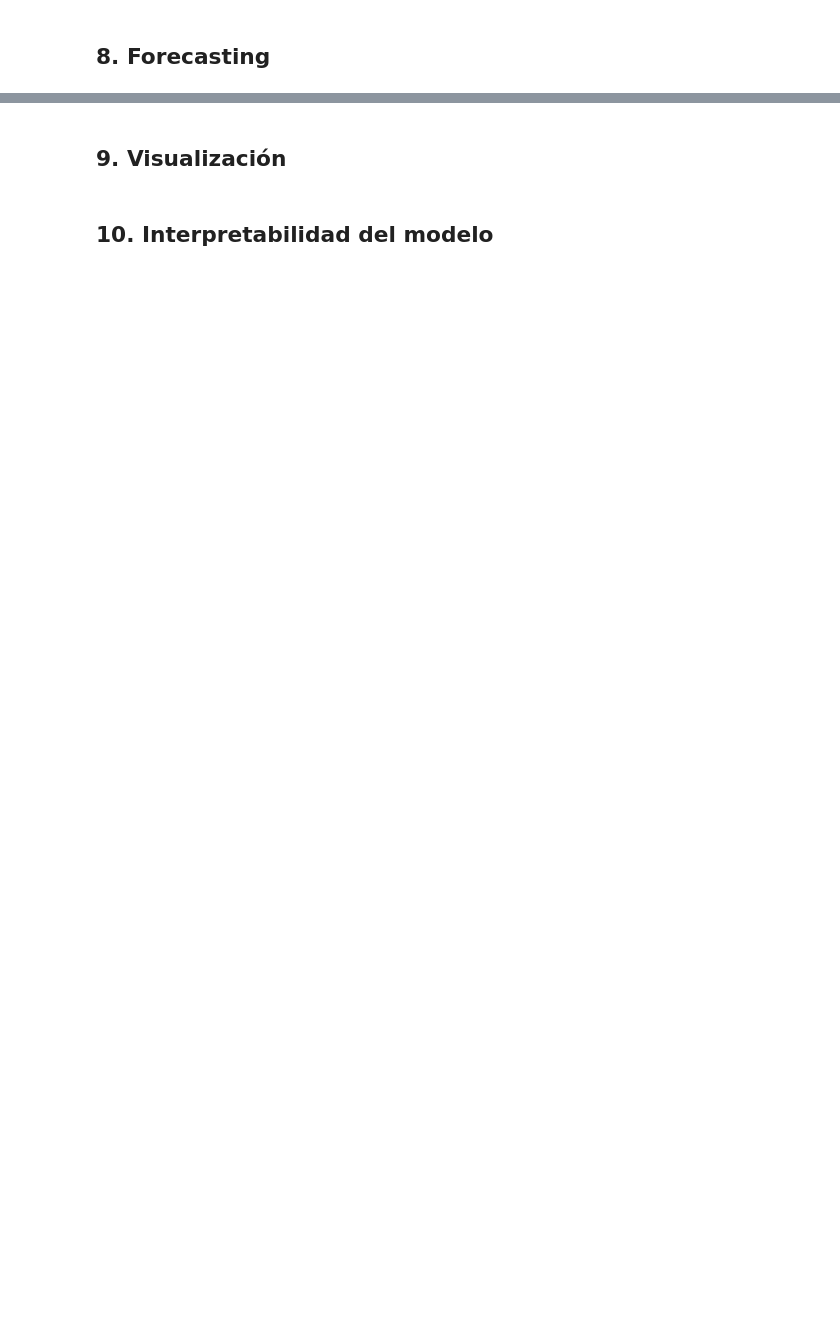
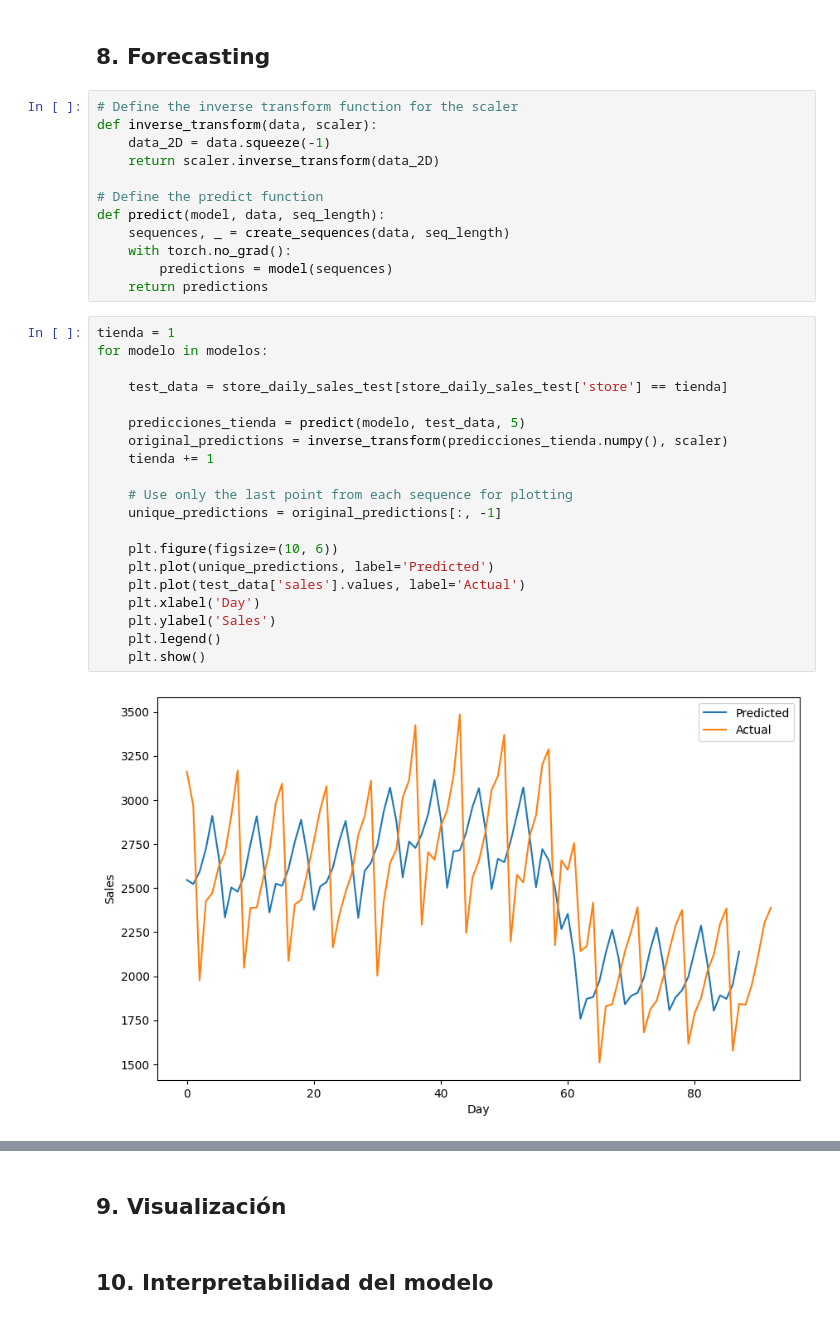
Before and after one commit to JuanDiegoAvila/Lab9_DL, a Jupyter notebook: lab9.ipynb, the cells around one changed output, grey strips where cells are left out. Saved outputs shown, nothing was run; the diff lists cells and outputs as text; blank space fills up the shorter version.

```diff
--- a/lab9.ipynb
+++ b/lab9.ipynb
@@ -282,2 +287,36 @@ KeyboardInterrupt:
 # %% [markdown]
 ## 8.   Forecasting
+# %%
+# Define the inverse transform function for the scaler
+def inverse_transform(data, scaler):
+    data_2D = data.squeeze(-1)
+    return scaler.inverse_transform(data_2D)
+
+# Define the predict function
+def predict(model, data, seq_length):
+    sequences, _ = create_sequences(data, seq_length)
+    with torch.no_grad():
+        predictions = model(sequences)
+    return predictions
+# %%
+tienda = 1
+for modelo in modelos:
+
+    test_data = store_daily_sales_test[store_daily_sales_test['store'] == tienda]
+
+    predicciones_tienda = predict(modelo, test_data, 5)
+    original_predictions = inverse_transform(predicciones_tienda.numpy(), scaler)
+    tienda += 1
+
+    # Use only the last point from each sequence for plotting
+    unique_predictions = original_predictions[:, -1]
+
+    plt.figure(figsize=(10, 6))
+    plt.plot(unique_predictions, label='Predicted')
+    plt.plot(test_data['sales'].values, label='Actual')
+    plt.xlabel('Day')
+    plt.ylabel('Sales')
+    plt.legend()
+    plt.show()
+# %% [output]
+[figure, added]
```
Also changed, not shown: parts of 24 cells of this notebook, 1 other file.
